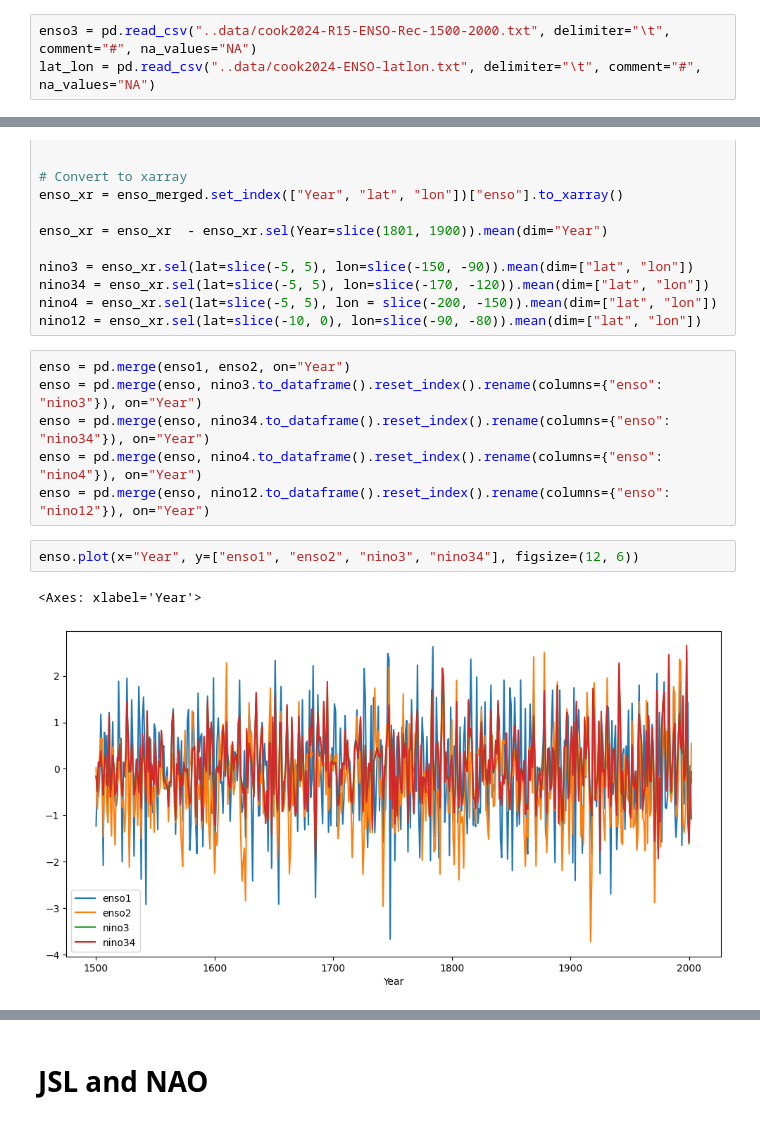
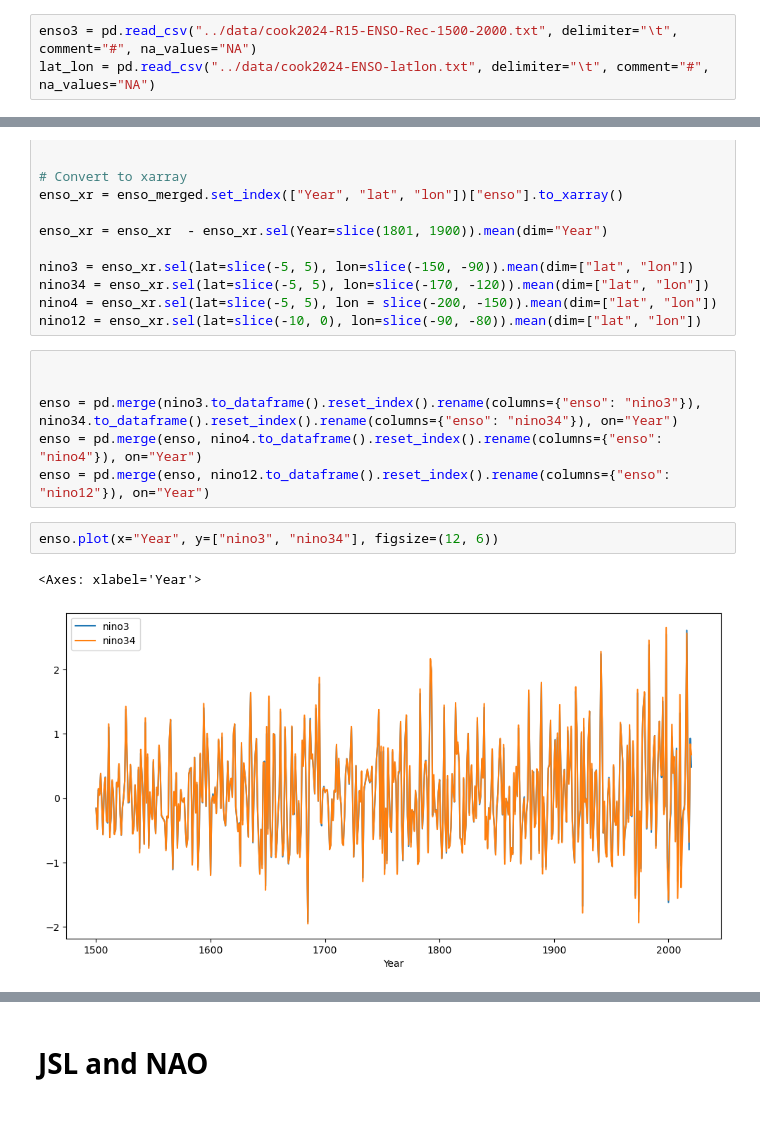
Before and after one commit to emileDesmaili/enso-famine-paper, a Jupyter notebook: preprocessing codes/process_federico_prices.ipynb, the cells around one changed output, grey strips where cells are left out. Cells and saved outputs as stored; diff of their text form.

```diff
--- a/preprocessing codes/process_federico_prices.ipynb
+++ b/preprocessing codes/process_federico_prices.ipynb
@@ -322,6 +314,6 @@ enso2 = enso2.rename(columns={"sst.anom": "enso2", "age_AD": "Year"})
 # %%
-enso3 = pd.read_csv("..data/cook2024-R15-ENSO-Rec-1500-2000.txt", delimiter="\t", comment="#", na_values="NA")
-lat_lon = pd.read_csv("..data/cook2024-ENSO-latlon.txt", delimiter="\t", comment="#", na_values="NA")
+enso3 = pd.read_csv("../data/cook2024-R15-ENSO-Rec-1500-2000.txt", delimiter="\t", comment="#", na_values="NA")
+lat_lon = pd.read_csv("../data/cook2024-ENSO-latlon.txt", delimiter="\t", comment="#", na_values="NA")
 # %%
 # Melt the ENSO DataFrame to long format
 enso_melted = enso3.melt(id_vars=["Year"], var_name="gridpoint", value_name="enso")
@@ -342,16 +334,16 @@ nino34 = enso_xr.sel(lat=slice(-5, 5), lon=slice(-170, -120)).mean(dim=["lat", "
 nino4 = enso_xr.sel(lat=slice(-5, 5), lon = slice(-200, -150)).mean(dim=["lat", "lon"])
 nino12 = enso_xr.sel(lat=slice(-10, 0), lon=slice(-90, -80)).mean(dim=["lat", "lon"])
 # %%
-enso = pd.merge(enso1, enso2, on="Year")
-enso = pd.merge(enso, nino3.to_dataframe().reset_index().rename(columns={"enso": "nino3"}), on="Year")
-enso = pd.merge(enso, nino34.to_dataframe().reset_index().rename(columns={"enso": "nino34"}), on="Year")
+
+
+enso = pd.merge(nino3.to_dataframe().reset_index().rename(columns={"enso": "nino3"}), nino34.to_dataframe().reset_index().rename(columns={"enso": "nino34"}), on="Year")
 enso = pd.merge(enso, nino4.to_dataframe().reset_index().rename(columns={"enso": "nino4"}), on="Year")
 enso = pd.merge(enso, nino12.to_dataframe().reset_index().rename(columns={"enso": "nino12"}), on="Year")
 # %%
-enso.plot(x="Year", y=["enso1", "enso2", "nino3", "nino34"], figsize=(12, 6))
+enso.plot(x="Year", y=["nino3", "nino34"], figsize=(12, 6))
 # %% [output]
 <Axes: xlabel='Year'>
-[figure, old version]
+[figure, new version]
 # %%
 #compute correlation of enso
 enso.corr()
```
Also changed, not shown: parts of 14 cells of this notebook, 12 other files.
